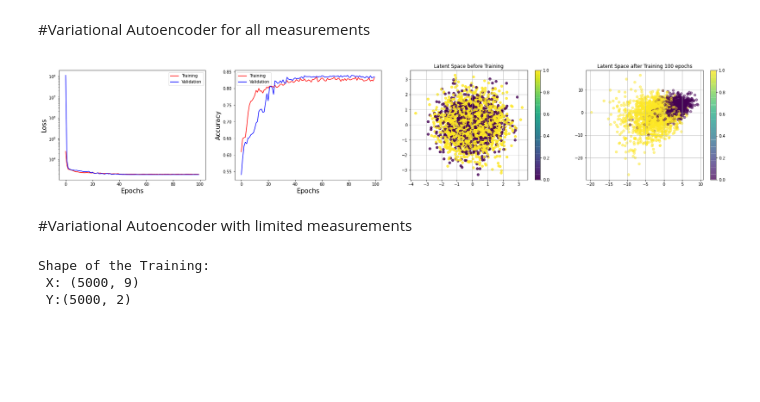
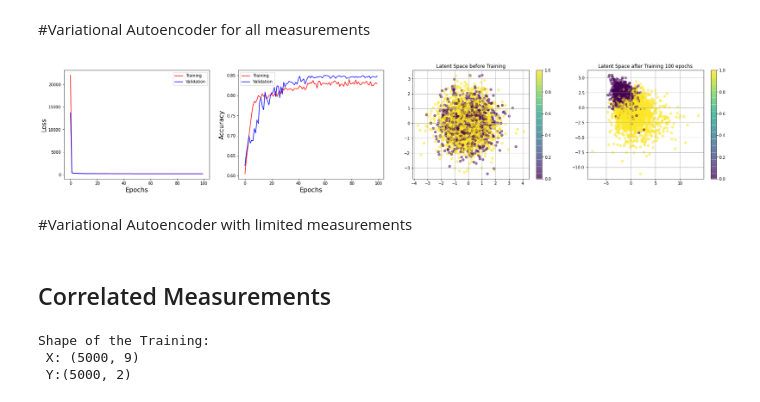
Before and after one commit to nahumsa/Entanglement-VAE, a Jupyter notebook: VAE Entanglement Witness.ipynb, the cells around one changed output. Saved outputs shown, nothing was run; the diff lists cells and outputs as text; code cells hidden in the pictures; blank space fills up the shorter version.

```diff
--- a/VAE Entanglement Witness.ipynb
+++ b/VAE Entanglement Witness.ipynb
@@ -196,7 +196,7 @@ z_mu_b = bvae.encoder.predict(X_test)
 # %%
 #Compile Parameters (These parameters depend on a fine tuning)
 LEARNING_RATE = 0.005
-R_LOSS_FACTOR = 5000
+R_LOSS_FACTOR = 500
 BETA = 1
 bvae.compile(LEARNING_RATE, R_LOSS_FACTOR, BETA)
 
@@ -244,34 +244,33 @@ val_accuracy = history.history['val_acc']
 
 #Epochs
 epochs = np.arange(INITIAL_EPOCH, EPOCHS, 1)
 
 fig, (ax1, ax2, ax3, ax4) = plt.subplots(1, 4, figsize=(30,5))
 
 
 ax1.plot(epochs, loss, 'r', label='Training')
 ax1.plot(epochs, val_loss, 'b', label='Validation')
 ax1.set_xlabel('Epochs', size=16)
 ax1.set_ylabel('Loss', size=16)
-ax1.set_yscale('log')
 ax1.legend()
 
 ax2.plot(epochs, accuracy, 'r', label='Training')
 ax2.plot(epochs, val_accuracy, 'b', label='Validation')
 ax2.set_xlabel('Epochs', size=16)
 ax2.set_ylabel('Accuracy', size=16)
 ax2.legend()
 
-ims = ax3.scatter(z_mu_b[:, 0], z_mu_b[:, 1], alpha=0.8, c=Y_test)
+ims = ax3.scatter(z_mu_b[:, 0], z_mu_b[:, 1], alpha=0.5, c=Y_test)
 ax3.set_title(f'Latent Space before Training')
 ax3.grid()
 plt.colorbar(ims, ax=ax3)
 
 z_mu = bvae.encoder.predict(X_test)
 ims = ax4.scatter(z_mu[:, 0], z_mu[:, 1], alpha=0.5, c=Y_test)
 ax4.set_title(f'Latent Space after Training {EPOCHS} epochs')
 ax4.grid()
 plt.colorbar(ims, ax=ax4)
 plt.show()
 # %% [output]
-[figure, old version]
+[figure, new version]
 # %% [markdown]
@@ -282,4 +277,6 @@ plt.show()
 #Variational Autoencoder with limited measurements
+# %% [markdown]
+## Correlated Measurements
 # %%
 #Unpacking the training data
 def create_x_without_I(measurement):
```
Also changed, not shown: parts of 8 cells of this notebook.
